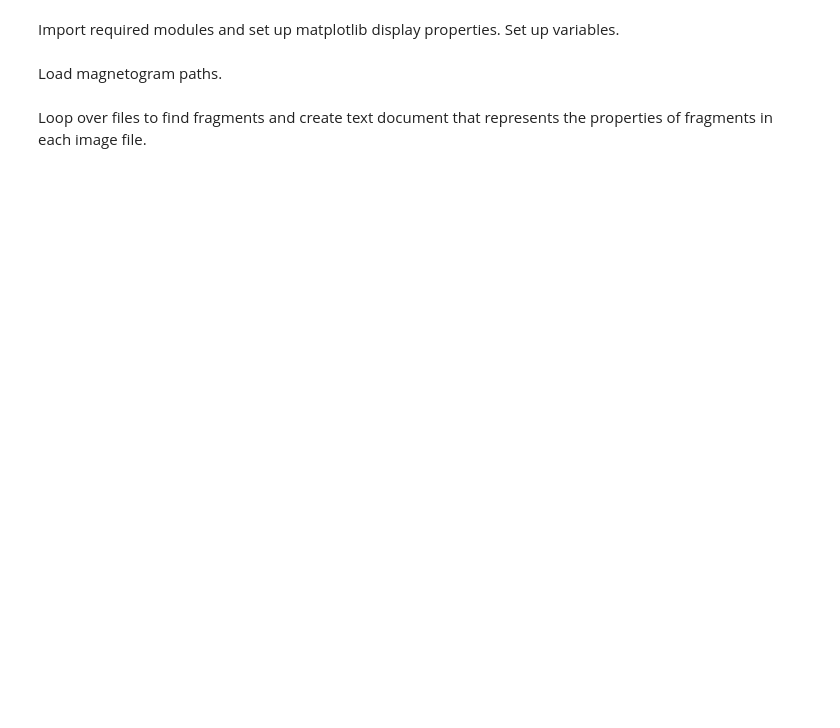
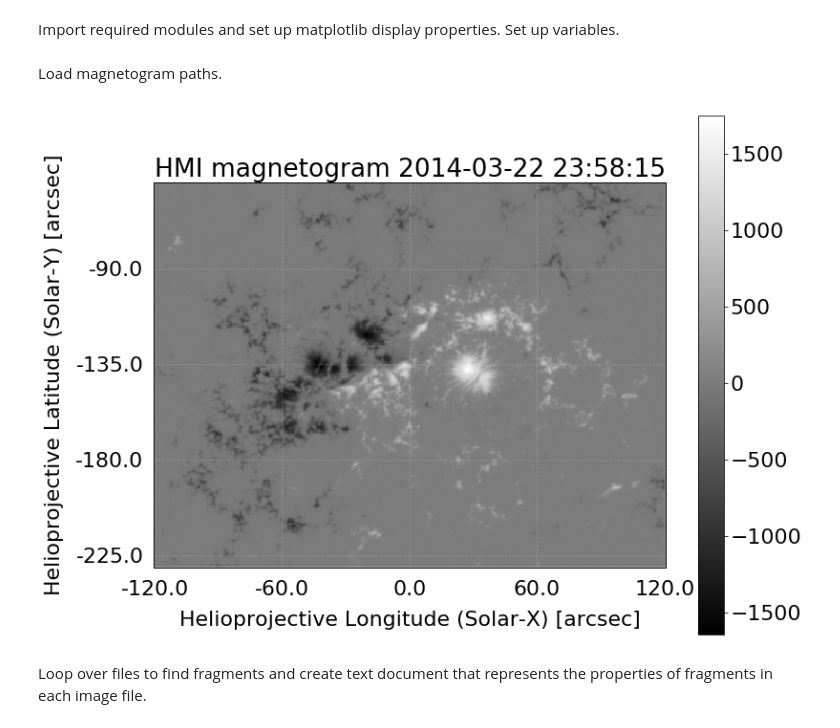
Before and after one commit to fraserwatson/MagneticFragmentation, a Jupyter notebook: Magnetic_Fragmentation.ipynb, the cells around one changed output. Saved outputs shown, nothing was run; the diff lists cells and outputs as text; code cells hidden in the pictures; blank space fills up the shorter version.

Commit message:
Added tracking of window coordinates, and padding to fix errors in 'find_regions', and saving of images.

```diff
--- a/Magnetic_Fragmentation.ipynb
+++ b/Magnetic_Fragmentation.ipynb
@@ -6,6 +6,7 @@ Import required modules and set up matplotlib display properties. Set up variabl
 import astropy.units as u
 # sunpy.map handles the coordinates of the data we are using
 import sunpy.map
+from sunpy.coordinates import frames
 # numpy is a package that makes handling arrays much easier
 import numpy as np
 # The SkyCoord object lets us convert between astronomical coordinate systems
@@ -20,10 +21,20 @@ import os
 from split_pol_thresh import split_pol_thresh
 from find_regions import find_regions
 from write_props import write_props
+from rotate_long import rotate_long
+from window_corner_rotation import window_corner_rotation
+%matplotlib inline
+plt.rcParams['figure.figsize'] = 12, 10
+plt.rcParams.update({'font.size': 22})
 
 # Choose threshold. Magnetic fields under this level (Gauss) will be ignored
 threshold = 250  # Gauss
-datapath = '/Users/fraser/Data/HMImag/'  # location of the input data files
+
+# Choose the initial observation window using solar coordinates (in arcsecs from disk centre)
+bottom_left = [-120, -50]
+top_right = [120, -230]
+
+datapath = '/Users/fraser/Data/HMImag/20140323/'  # location of the input data files
 bulk_region_props_path = '/Users/fraser/Github/MagneticFragmentation/fragment_properties/bulk_props.txt'
 # %% [markdown]
 Load magnetogram paths.
@@ -33,3 +41,27 @@ files_to_load = os.listdir(datapath)
+# %%
+# Get the full filepath of the magnetograms we will be using
+files_to_load = os.listdir(datapath)
+
+filename = datapath + files_to_load[0]
+data = sunpy.map.Map(filename)
+initial_obs_time = data.date
+
+bl = SkyCoord(bottom_left[0] * u.arcsec,
+              bottom_left[1] * u.arcsec,
+              frame=frames.Helioprojective,
+              obstime=initial_obs_time)  # bl is bottom left corner
+tr = SkyCoord(top_right[0] * u.arcsec,
+              top_right[1] * u.arcsec,
+              frame=frames.Helioprojective,
+              obstime=initial_obs_time)   # tr is top right corner
+bl_stonyhurst = bl.transform_to(frames.HeliographicStonyhurst)
+tr_stonyhurst = tr.transform_to(frames.HeliographicStonyhurst)
+# %%
+HMIsubmap = data.submap(bl, tr)
+HMI_rotated = HMIsubmap.rotate(angle = 180 * u.deg)
+HMI_rotated.peek()
+# %% [output]
+[figure, added]
 # %% [markdown]
 Loop over files to find fragments and create text document that represents the properties of fragments in each image file.
 # %%
```
Also changed, not shown: parts of 2 cells of this notebook, 1 other file.
